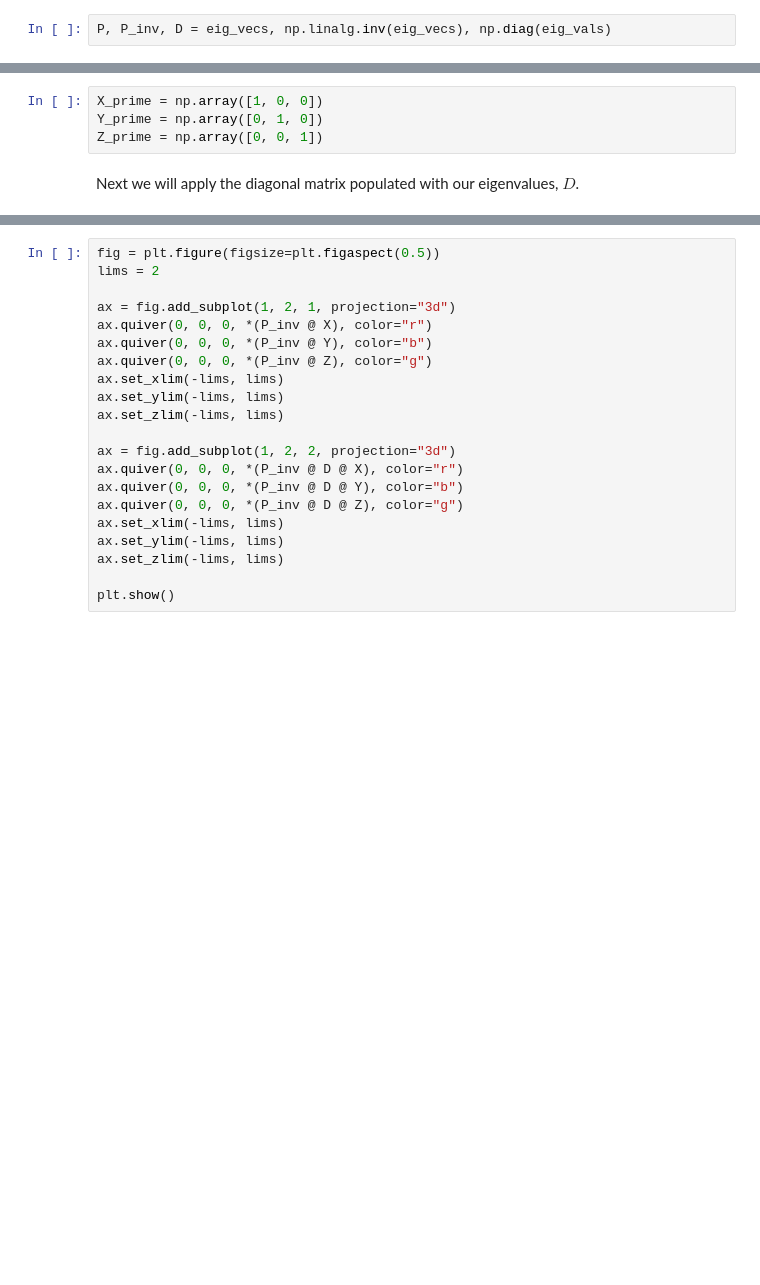
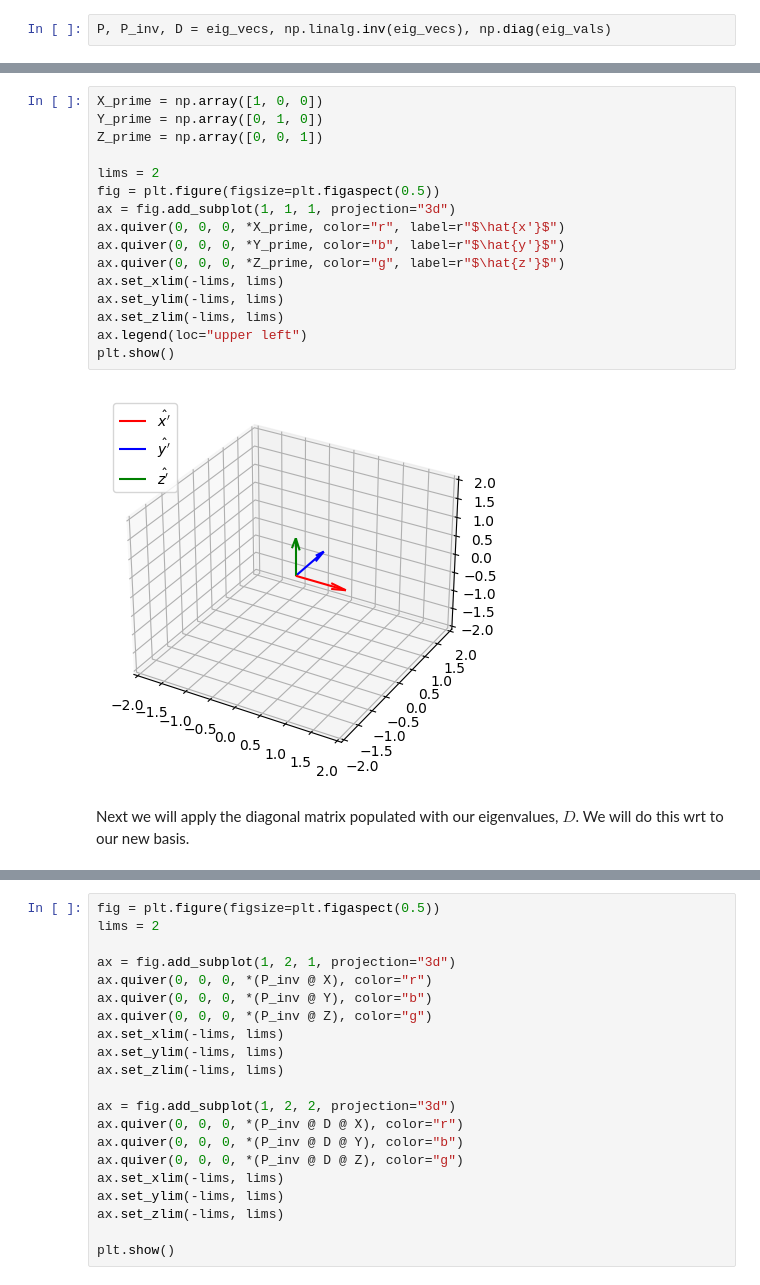
Before and after one commit to kitshepperd/ml-mathematics, a Jupyter notebook: notebooks/Eigenvectors-Eigenvalues.ipynb, the cells around one changed output, grey strips where cells are left out. Saved outputs shown, nothing was run; the diff lists cells and outputs as text; blank space fills up the shorter version.

```diff
--- a/notebooks/Eigenvectors-Eigenvalues.ipynb
+++ b/notebooks/Eigenvectors-Eigenvalues.ipynb
@@ -114,6 +107,20 @@ At this point we wish to talk in terms of our new basis vectors $\{\hat{x'}, \ha
 # %%
 X_prime = np.array([1, 0, 0])
 Y_prime = np.array([0, 1, 0])
 Z_prime = np.array([0, 0, 1])
+
+lims = 2
+fig = plt.figure(figsize=plt.figaspect(0.5))
+ax = fig.add_subplot(1, 1, 1, projection="3d")
+ax.quiver(0, 0, 0, *X_prime, color="r", label=r"$\hat{x'}$")
+ax.quiver(0, 0, 0, *Y_prime, color="b", label=r"$\hat{y'}$")
+ax.quiver(0, 0, 0, *Z_prime, color="g", label=r"$\hat{z'}$")
+ax.set_xlim(-lims, lims)
+ax.set_ylim(-lims, lims)
+ax.set_zlim(-lims, lims)
+ax.legend(loc="upper left")
+plt.show()
+# %% [output]
+[figure, added]
 # %% [markdown]
-Next we will apply the diagonal matrix populated with our eigenvalues, $D$.
+Next we will apply the diagonal matrix populated with our eigenvalues, $D$. We will do this wrt to our new basis.
```
Also changed, not shown: parts of 13 cells of this notebook, 2 other files.
